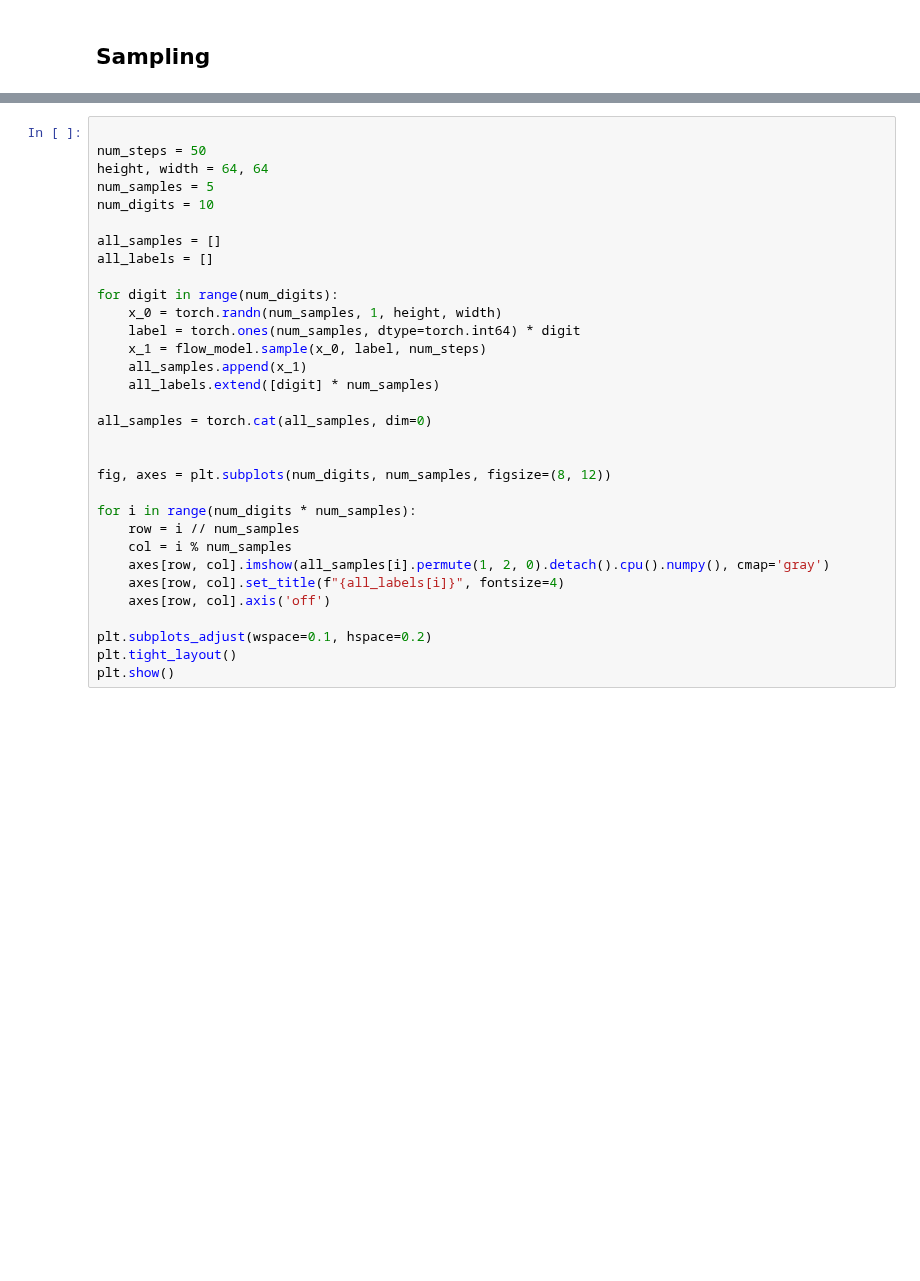
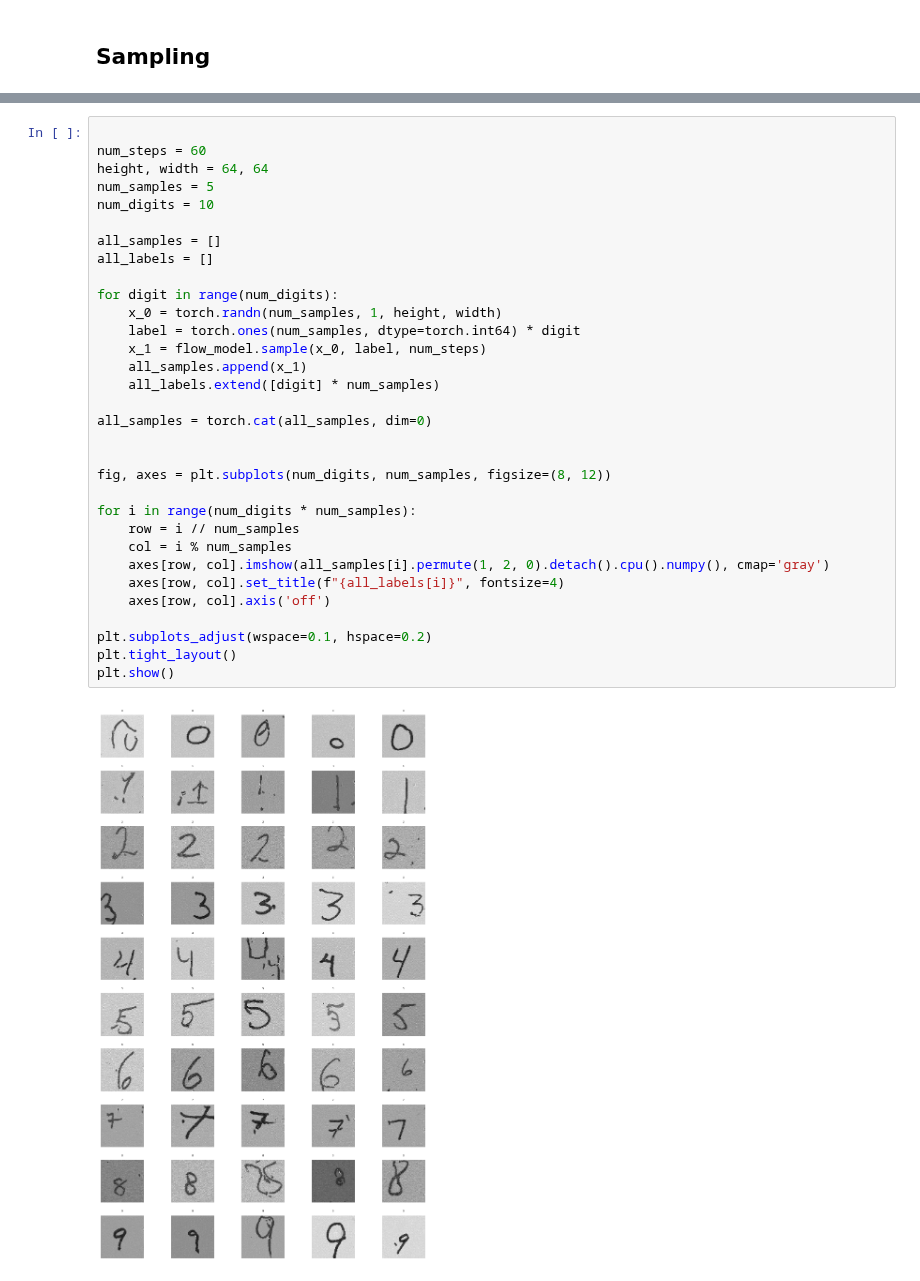
Before and after one commit to arafatshovon/flow-matching-and-llm, a Jupyter notebook: notebooks/Flow_Matching.ipynb, the cells around one changed output, grey strips where cells are left out. Cells and saved outputs as stored; diff of their text form; blank space fills up the shorter version.

```diff
--- a/notebooks/Flow_Matching.ipynb
+++ b/notebooks/Flow_Matching.ipynb
@@ -687,33 +665,35 @@ plt.show()
 # %%
 
-num_steps = 50
+num_steps = 60
 height, width = 64, 64
 num_samples = 5
 num_digits = 10
 
 all_samples = []
 all_labels = []
 
 for digit in range(num_digits):
     x_0 = torch.randn(num_samples, 1, height, width)
     label = torch.ones(num_samples, dtype=torch.int64) * digit
     x_1 = flow_model.sample(x_0, label, num_steps)
     all_samples.append(x_1)
     all_labels.extend([digit] * num_samples)
 
 all_samples = torch.cat(all_samples, dim=0)
 
 
 fig, axes = plt.subplots(num_digits, num_samples, figsize=(8, 12))
 
 for i in range(num_digits * num_samples):
     row = i // num_samples
     col = i % num_samples
     axes[row, col].imshow(all_samples[i].permute(1, 2, 0).detach().cpu().numpy(), cmap='gray')
     axes[row, col].set_title(f"{all_labels[i]}", fontsize=4)
     axes[row, col].axis('off')
 
 plt.subplots_adjust(wspace=0.1, hspace=0.2)
 plt.tight_layout()
 plt.show()
+# %% [output]
+[figure, added]
 # %% [markdown]
```
Also changed, not shown: parts of 4 cells of this notebook.
